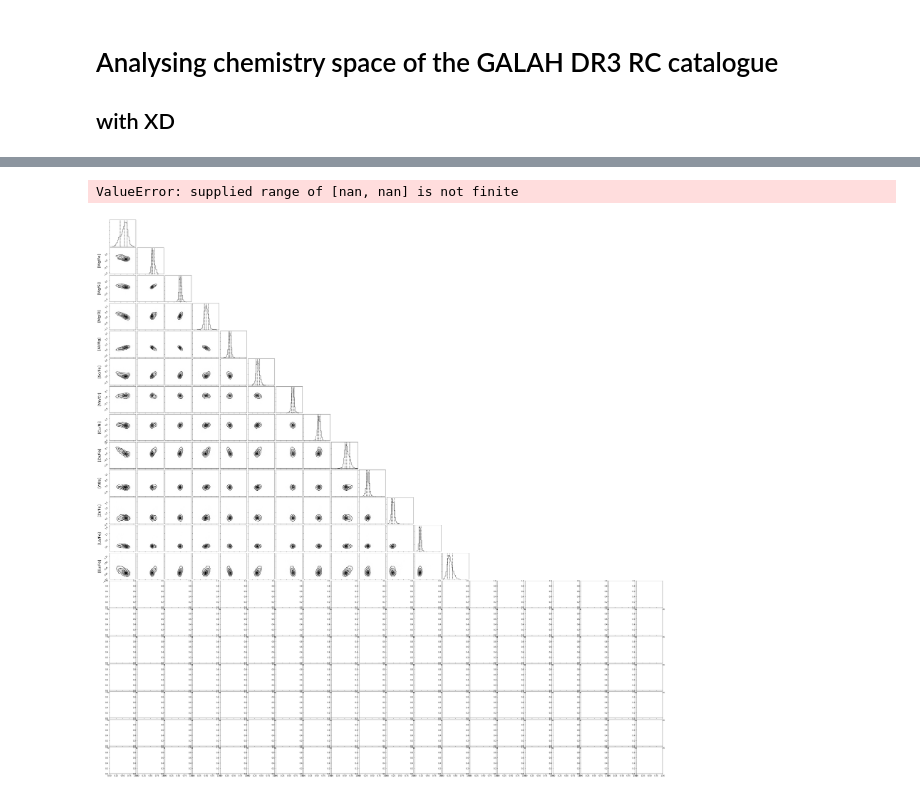
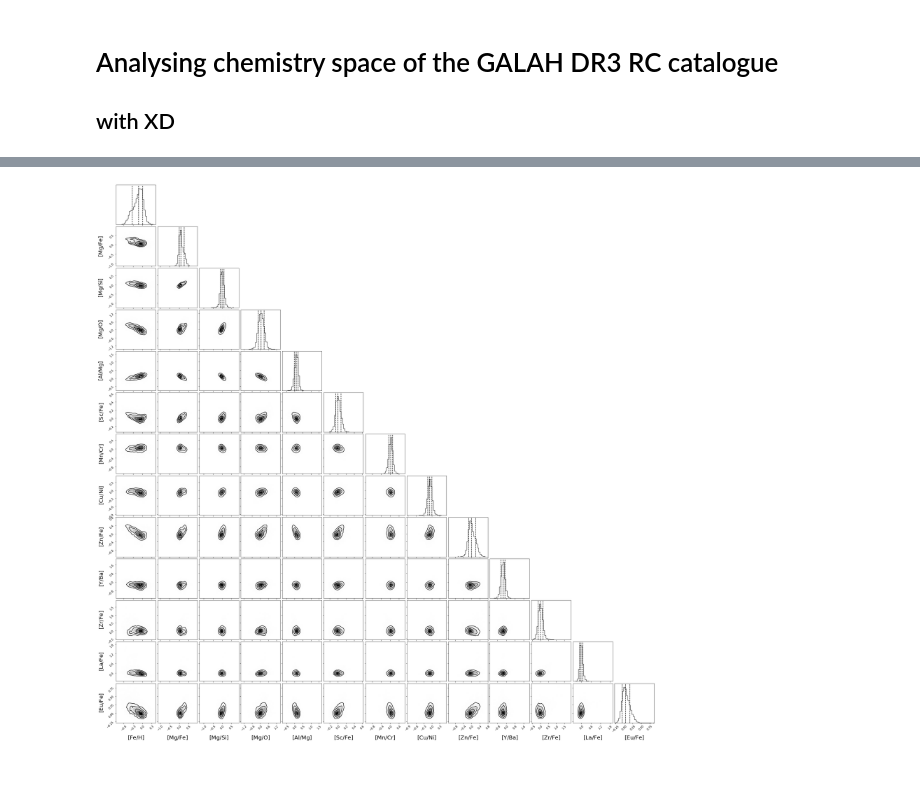
Before and after one commit to aleixcb/tfg_galah, a Jupyter notebook: py/xd_galah_rc.ipynb, the cells around one changed output, grey strips where cells are left out. Saved outputs shown, nothing was run; the diff lists cells and outputs as text; code cells hidden in the pictures.

```diff
--- a/py/xd_galah_rc.ipynb
+++ b/py/xd_galah_rc.ipynb
@@ -68,13 +68,12 @@ plt.savefig("../im/corner_abundancespace.png")
 # %%
 galah_rc.get_umap_tsne_colours(p=80, lr=10, nn=80, md=0.1,
                               metric="euclidean", version="")
-figure = corner.corner(np.array(galah_rc.colors).T,
+figure = corner.corner(np.array(galah_rc.colors[:13]).T,
                        weights=None, bins=30,
                        #range=[[4,12],[-.5,0.5],[-2,2]],
-                       labels=galah_rc.titles,
+                       labels=galah_rc.titles[:13],
                        quantiles=[0.16, 0.5, 0.84],plot_datapoints=False,
                        show_titles=False, label_kwargs={"fontsize": 20})
 plt.savefig("../im/corner_summary.png")
 # %% [output]
-ValueError: supplied range of [nan, nan] is not finite
-[figure, old version]
+[figure, new version]
```
Also changed, not shown: parts of 2 cells of this notebook, 6 other files.
